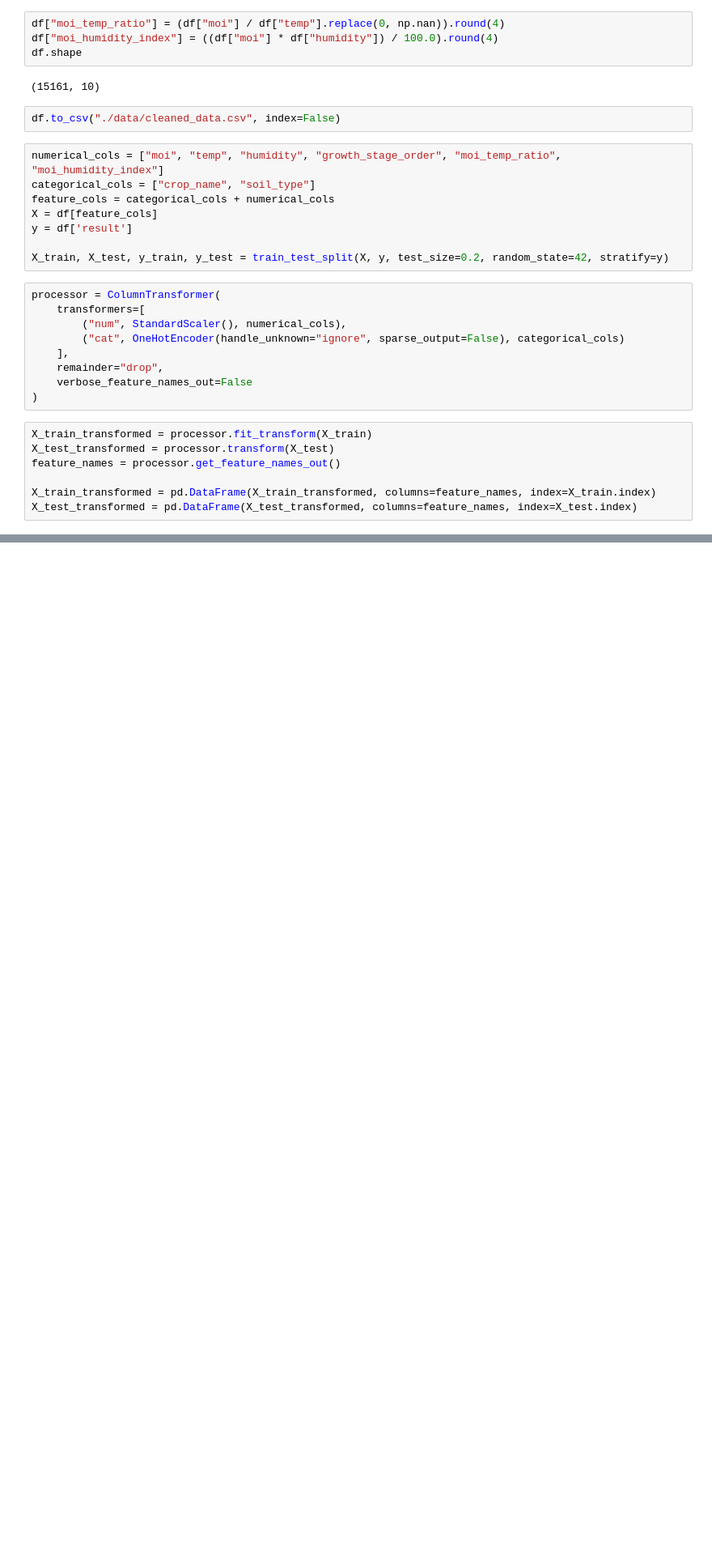
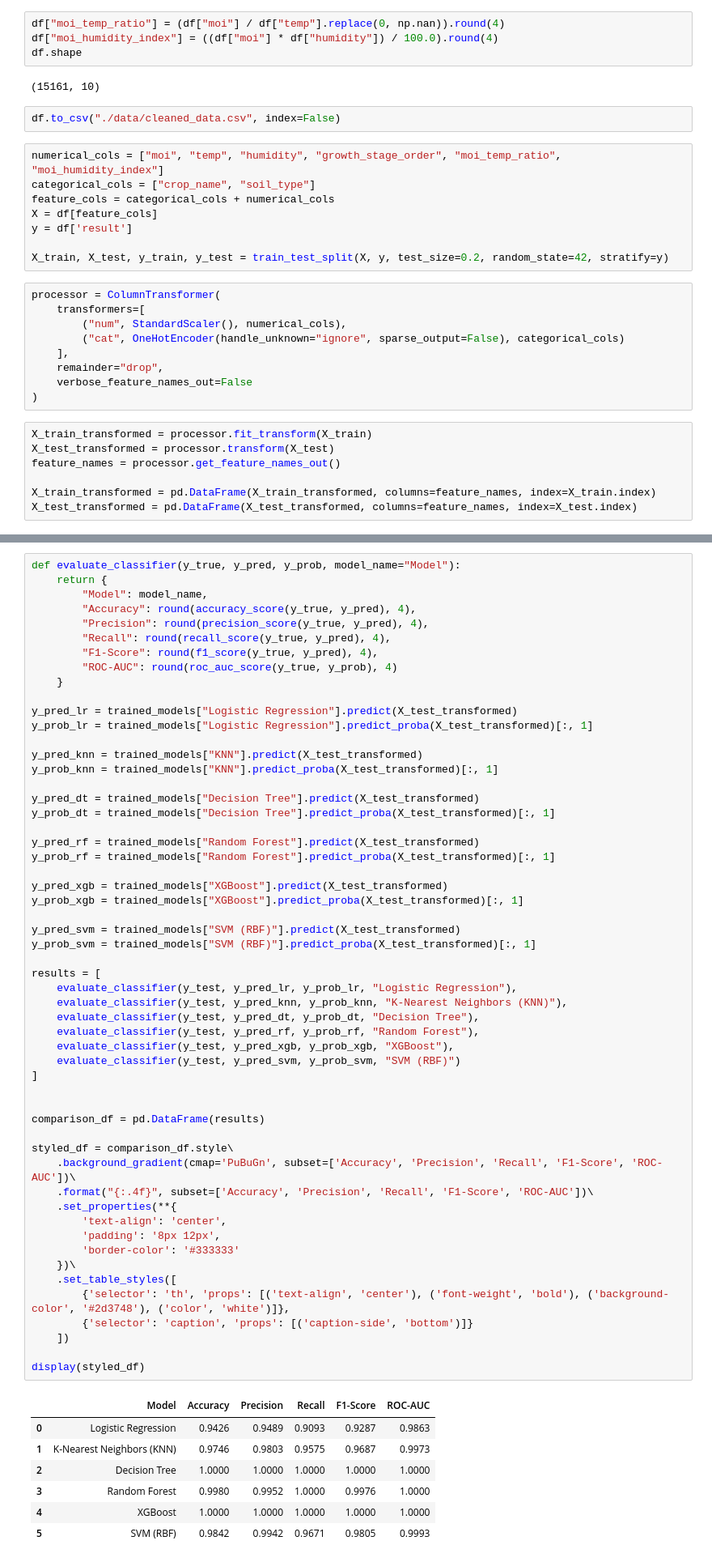
Before and after one commit to OmarCoder9/Crop-Irrigation-Prediction, a Jupyter notebook: Project.ipynb, the cells around one changed output, grey strips where cells are left out. Shown at 81% size. Drawn from its saved outputs; the diff is of its cells as text; blank space fills up the shorter version.

```diff
--- a/Project.ipynb
+++ b/Project.ipynb
@@ -241,0 +239,63 @@ plt.show()
+# %%
+def evaluate_classifier(y_true, y_pred, y_prob, model_name="Model"):
+    return {
+        "Model": model_name,
+        "Accuracy": round(accuracy_score(y_true, y_pred), 4),
+        "Precision": round(precision_score(y_true, y_pred), 4),
+        "Recall": round(recall_score(y_true, y_pred), 4),
+        "F1-Score": round(f1_score(y_true, y_pred), 4),
+        "ROC-AUC": round(roc_auc_score(y_true, y_prob), 4)
+    }
+
+y_pred_lr = trained_models["Logistic Regression"].predict(X_test_transformed)
+y_prob_lr = trained_models["Logistic Regression"].predict_proba(X_test_transformed)[:, 1]
+
+y_pred_knn = trained_models["KNN"].predict(X_test_transformed)
+y_prob_knn = trained_models["KNN"].predict_proba(X_test_transformed)[:, 1]
+
+y_pred_dt = trained_models["Decision Tree"].predict(X_test_transformed)
+y_prob_dt = trained_models["Decision Tree"].predict_proba(X_test_transformed)[:, 1]
+
+y_pred_rf = trained_models["Random Forest"].predict(X_test_transformed)
+y_prob_rf = trained_models["Random Forest"].predict_proba(X_test_transformed)[:, 1]
+
+y_pred_xgb = trained_models["XGBoost"].predict(X_test_transformed)
+y_prob_xgb = trained_models["XGBoost"].predict_proba(X_test_transformed)[:, 1]
+
+y_pred_svm = trained_models["SVM (RBF)"].predict(X_test_transformed)
+y_prob_svm = trained_models["SVM (RBF)"].predict_proba(X_test_transformed)[:, 1]
+
+results = [
+    evaluate_classifier(y_test, y_pred_lr, y_prob_lr, "Logistic Regression"),
+    evaluate_classifier(y_test, y_pred_knn, y_prob_knn, "K-Nearest Neighbors (KNN)"),
+    evaluate_classifier(y_test, y_pred_dt, y_prob_dt, "Decision Tree"),
+    evaluate_classifier(y_test, y_pred_rf, y_prob_rf, "Random Forest"),
+    evaluate_classifier(y_test, y_pred_xgb, y_prob_xgb, "XGBoost"),
+    evaluate_classifier(y_test, y_pred_svm, y_prob_svm, "SVM (RBF)")
+]
+
+
+comparison_df = pd.DataFrame(results)
+
+styled_df = comparison_df.style\
+    .background_gradient(cmap='PuBuGn', subset=['Accuracy', 'Precision', 'Recall', 'F1-Score', 'ROC-AUC'])\
+    .format("{:.4f}", subset=['Accuracy', 'Precision', 'Recall', 'F1-Score', 'ROC-AUC'])\
+    .set_properties(**{
+        'text-align': 'center',
+        'padding': '8px 12px',
+        'border-color': '#333333'
+    })\
+    .set_table_styles([
+        {'selector': 'th', 'props': [('text-align', 'center'), ('font-weight', 'bold'), ('background-color', '#2d3748'), ('color', 'white')]},
+        {'selector': 'caption', 'props': [('caption-side', 'bottom')]}
+    ])
+
+display(styled_df)
+# %% [output]
+|  | Model | Accuracy | Precision | Recall | F1-Score | ROC-AUC |
+| 0 | Logistic Regression | 0.9426 | 0.9489 | 0.9093 | 0.9287 | 0.9863 |
+| 1 | K-Nearest Neighbors (KNN) | 0.9746 | 0.9803 | 0.9575 | 0.9687 | 0.9973 |
+| 2 | Decision Tree | 1.0000 | 1.0000 | 1.0000 | 1.0000 | 1.0000 |
+| 3 | Random Forest | 0.9980 | 0.9952 | 1.0000 | 0.9976 | 1.0000 |
+| 4 | XGBoost | 1.0000 | 1.0000 | 1.0000 | 1.0000 | 1.0000 |
+| 5 | SVM (RBF) | 0.9842 | 0.9942 | 0.9671 | 0.9805 | 0.9993 |
```
Also changed, not shown: parts of 15 cells of this notebook.
